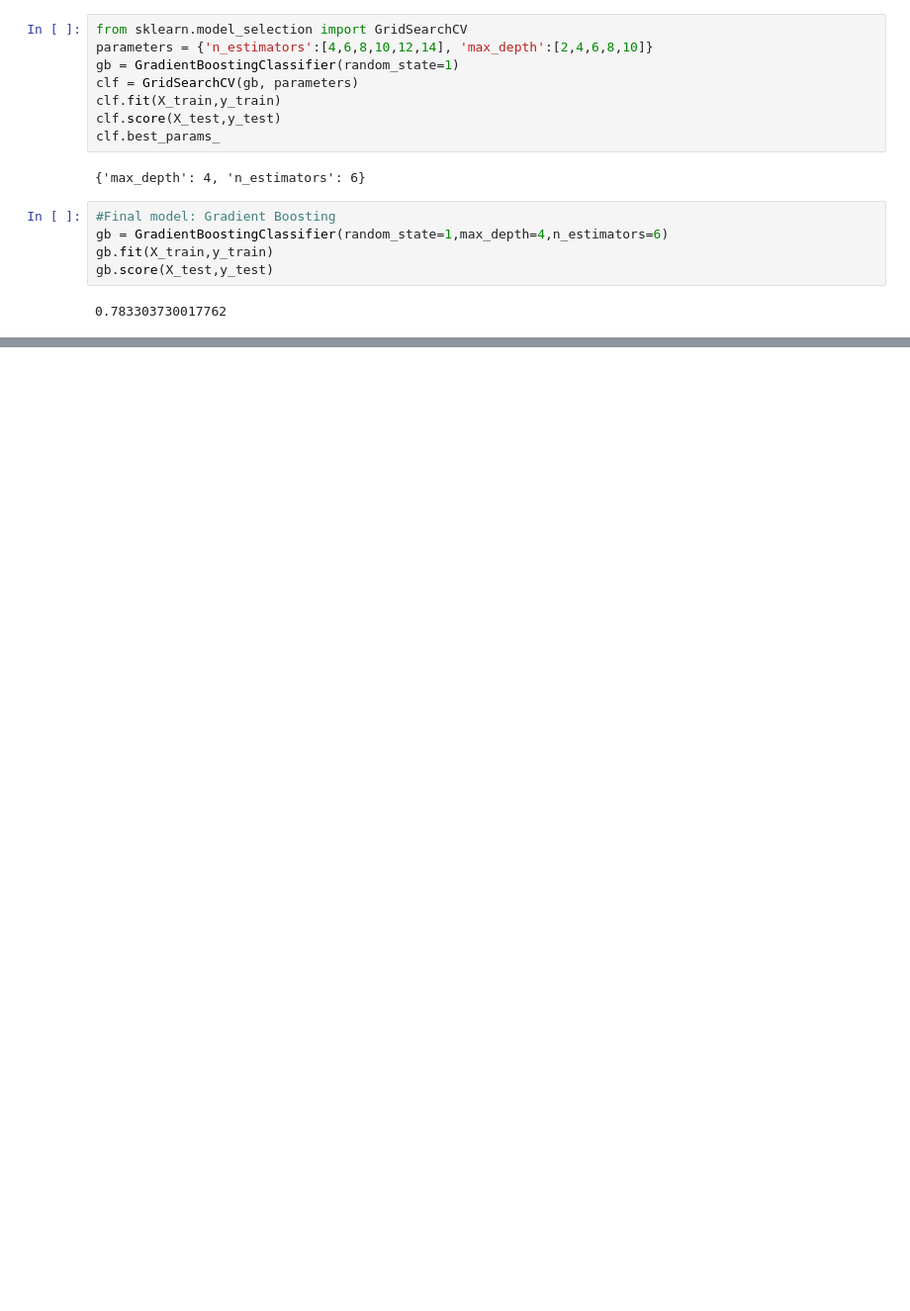
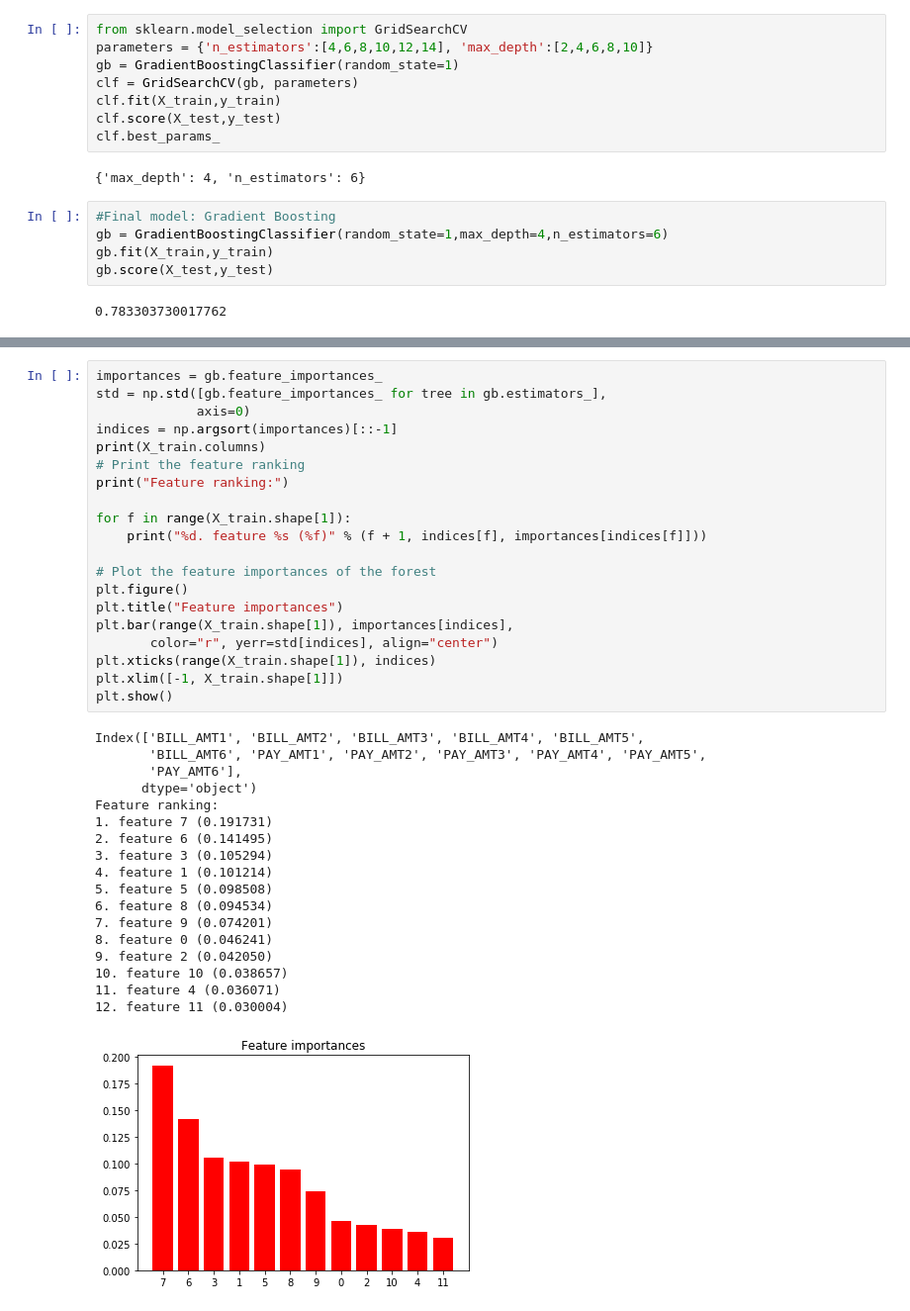
Before and after one commit to giangchip/ds-python, a Jupyter notebook: CreditOne Classification.ipynb, the cells around one changed output, grey strips where cells are left out. Shown at 99% size. Saved outputs shown, nothing was run; the diff lists cells and outputs as text; blank space fills up the shorter version.

```diff
--- a/CreditOne Classification.ipynb
+++ b/CreditOne Classification.ipynb
@@ -192,0 +201,39 @@ gb.score(X_test,y_test)
+# %%
+importances = gb.feature_importances_
+std = np.std([gb.feature_importances_ for tree in gb.estimators_],
+             axis=0)
+indices = np.argsort(importances)[::-1]
+print(X_train.columns)
+# Print the feature ranking
+print("Feature ranking:")
+
+for f in range(X_train.shape[1]):
+    print("%d. feature %s (%f)" % (f + 1, indices[f], importances[indices[f]]))
+
+# Plot the feature importances of the forest
+plt.figure()
+plt.title("Feature importances")
+plt.bar(range(X_train.shape[1]), importances[indices],
+       color="r", yerr=std[indices], align="center")
+plt.xticks(range(X_train.shape[1]), indices)
+plt.xlim([-1, X_train.shape[1]])
+plt.show()
+# %% [output]
+Index(['BILL_AMT1', 'BILL_AMT2', 'BILL_AMT3', 'BILL_AMT4', 'BILL_AMT5',
+       'BILL_AMT6', 'PAY_AMT1', 'PAY_AMT2', 'PAY_AMT3', 'PAY_AMT4', 'PAY_AMT5',
+       'PAY_AMT6'],
+      dtype='object')
+Feature ranking:
+1. feature 7 (0.191731)
+2. feature 6 (0.141495)
+3. feature 3 (0.105294)
+4. feature 1 (0.101214)
+5. feature 5 (0.098508)
+6. feature 8 (0.094534)
+7. feature 9 (0.074201)
+8. feature 0 (0.046241)
+9. feature 2 (0.042050)
+10. feature 10 (0.038657)
+11. feature 4 (0.036071)
+12. feature 11 (0.030004)
+[figure, added]
```
Also changed, not shown: parts of 3 cells of this notebook.
